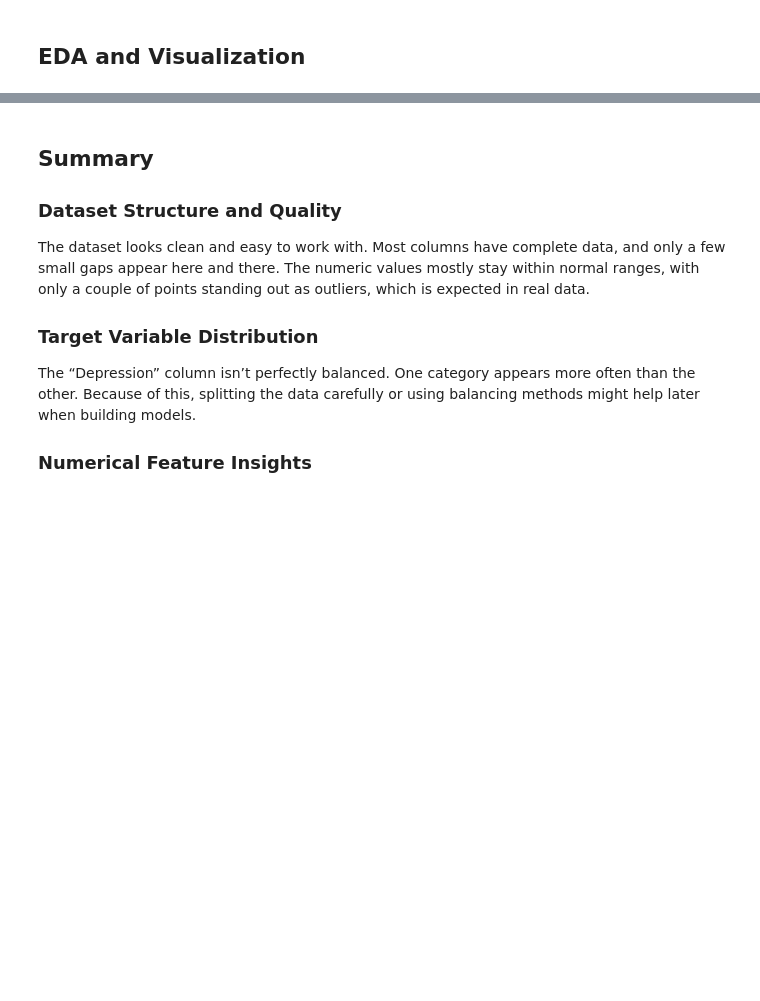
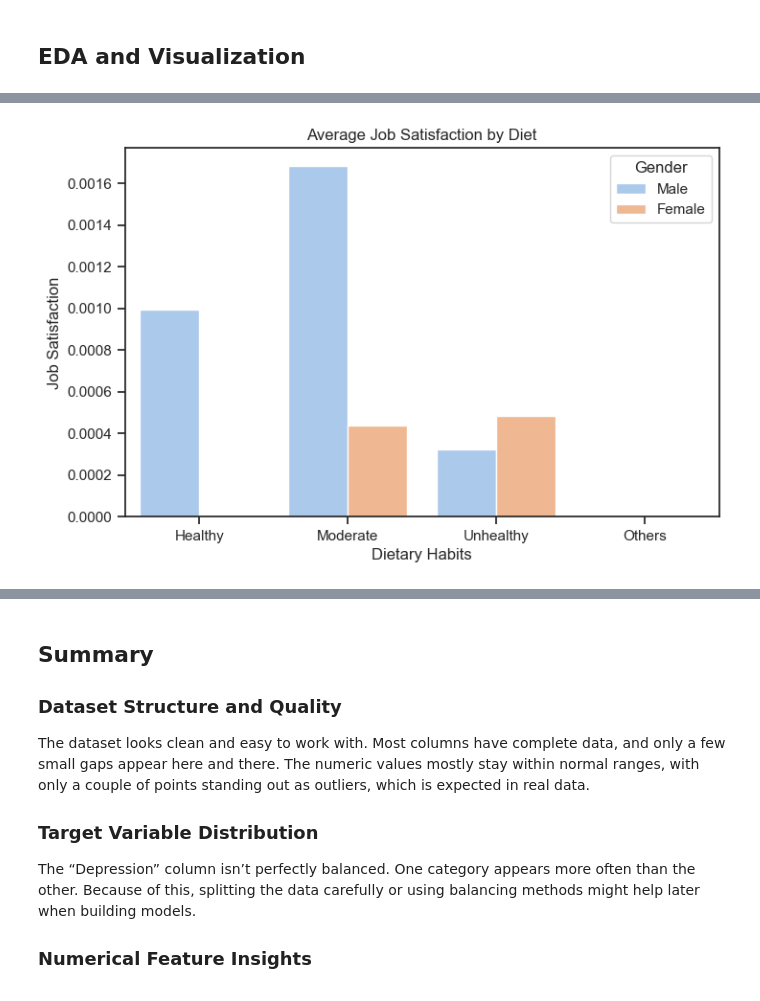
Before and after one commit to sumeet-016/Students-Depression-Project, a Jupyter notebook: EDA.ipynb, the cells around one changed output, grey strips where cells are left out. Cells and saved outputs as stored; diff of their text form; code cells hidden in the pictures; blank space fills up the shorter version.

```diff
--- a/EDA.ipynb
+++ b/EDA.ipynb
@@ -114,0 +147,12 @@ categorical_cols = data.select_dtypes(include=['object']).columns.tolist()
+# %%
+plt.figure(figsize=(8, 5))
+sns.barplot(data=data,
+            x='Dietary Habits',
+            y='Job Satisfaction',
+            hue='Gender',
+            errorbar=None,
+            palette='pastel')
+plt.title("Average Job Satisfaction by Diet")
+plt.show()
+# %% [output]
+[figure, added]
```
Also changed, not shown: parts of 9 cells of this notebook.
